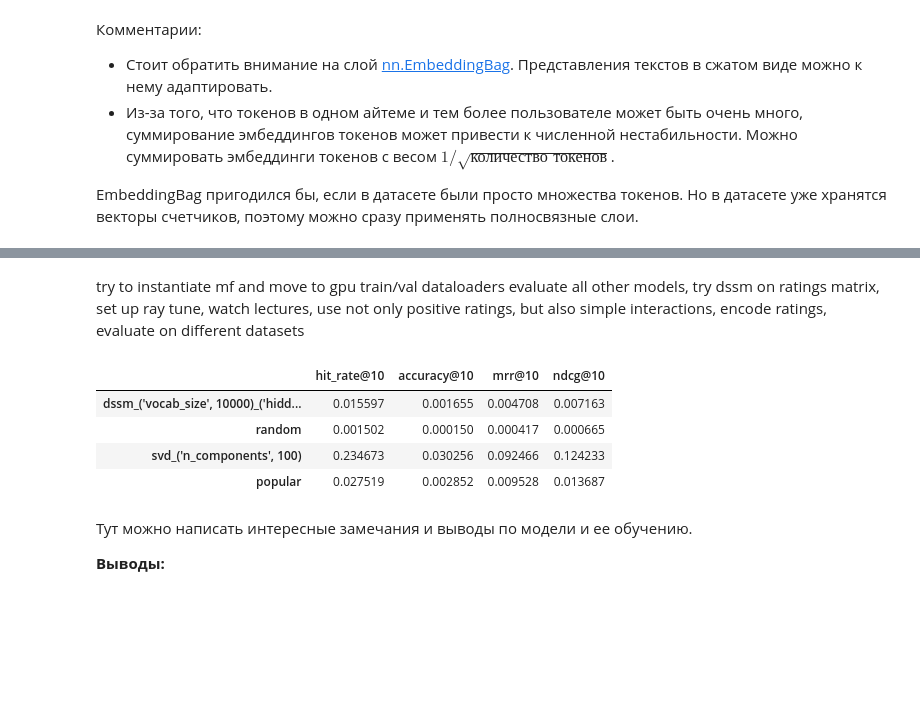
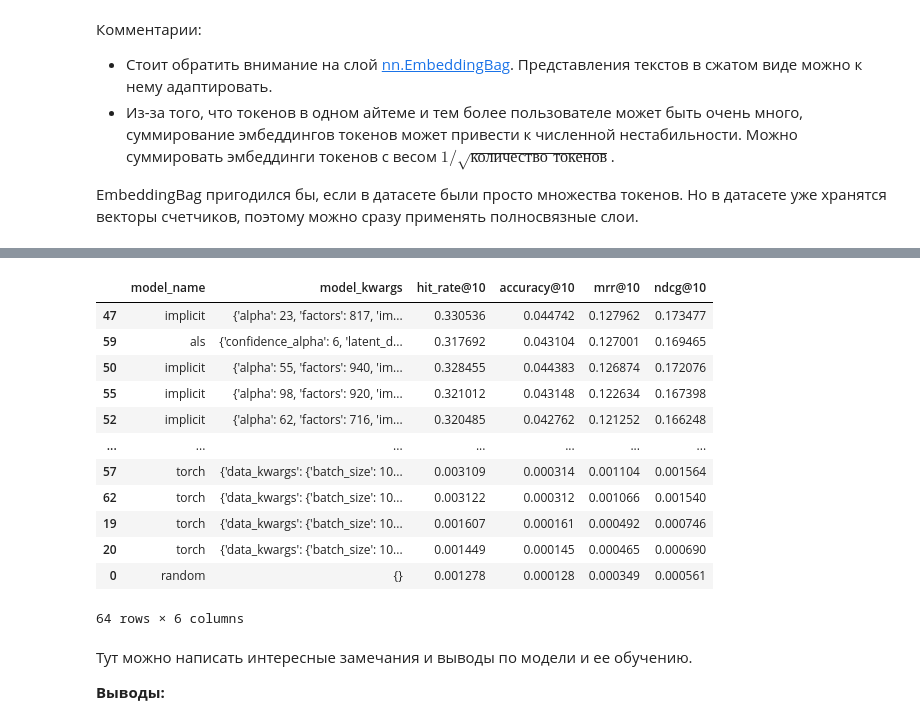
Before and after one commit to dkoshman/YSDA, a Jupyter notebook: machine_learning/lab_recommending_zen.ipynb, the cells around one changed output, grey strips where cells are left out. Cells and saved outputs as stored; diff of their text form; code cells hidden in the pictures; blank space fills up the shorter version.

```diff
--- a/machine_learning/lab_recommending_zen.ipynb
+++ b/machine_learning/lab_recommending_zen.ipynb
@@ -1813,12 +2392,18 @@ NotebookApp.rate_limit_window=3.0 (secs)
-# %% [markdown]
-try to instantiate mf and move to gpu
-train/val dataloaders
-evaluate all other models, try dssm on ratings matrix, set up ray tune, watch lectures, use not only positive ratings, but also simple interactions, encode ratings, evaluate on different datasets
-# %%
-show_metrics(CONFIG.metrics_dir)
-# %% [output]
-|  | hit_rate@10 | accuracy@10 | mrr@10 | ndcg@10 |
-| dssm_('vocab_size', 10000)_('hidd... | 0.015597 | 0.001655 | 0.004708 | 0.007163 |
-| random | 0.001502 | 0.000150 | 0.000417 | 0.000665 |
-| svd_('n_components', 100) | 0.234673 | 0.030256 | 0.092466 | 0.124233 |
-| popular | 0.027519 | 0.002852 | 0.009528 | 0.013687 |
+# %%
+pd.DataFrame(pd.read_pickle(CONFIG.metrics_path)).sort_values(
+    by=CONFIG.main_metric, ascending=False
+)
+# %% [output]
+|  | model_name | model_kwargs | hit_rate@10 | accuracy@10 | mrr@10 | ndcg@10 |
+| 47 | implicit | {'alpha': 23, 'factors': 817, 'im... | 0.330536 | 0.044742 | 0.127962 | 0.173477 |
+| 59 | als | {'confidence_alpha': 6, 'latent_d... | 0.317692 | 0.043104 | 0.127001 | 0.169465 |
+| 50 | implicit | {'alpha': 55, 'factors': 940, 'im... | 0.328455 | 0.044383 | 0.126874 | 0.172076 |
+| 55 | implicit | {'alpha': 98, 'factors': 920, 'im... | 0.321012 | 0.043148 | 0.122634 | 0.167398 |
+| 52 | implicit | {'alpha': 62, 'factors': 716, 'im... | 0.320485 | 0.042762 | 0.121252 | 0.166248 |
+| ... | ... | ... | ... | ... | ... | ... |
+| 57 | torch | {'data_kwargs': {'batch_size': 10... | 0.003109 | 0.000314 | 0.001104 | 0.001564 |
+| 62 | torch | {'data_kwargs': {'batch_size': 10... | 0.003122 | 0.000312 | 0.001066 | 0.001540 |
+| 19 | torch | {'data_kwargs': {'batch_size': 10... | 0.001607 | 0.000161 | 0.000492 | 0.000746 |
+| 20 | torch | {'data_kwargs': {'batch_size': 10... | 0.001449 | 0.000145 | 0.000465 | 0.000690 |
+| 0 | random | {} | 0.001278 | 0.000128 | 0.000349 | 0.000561 |
+64 rows × 6 columns
```
Also changed, not shown: parts of 60 cells of this notebook, 2 other files.
